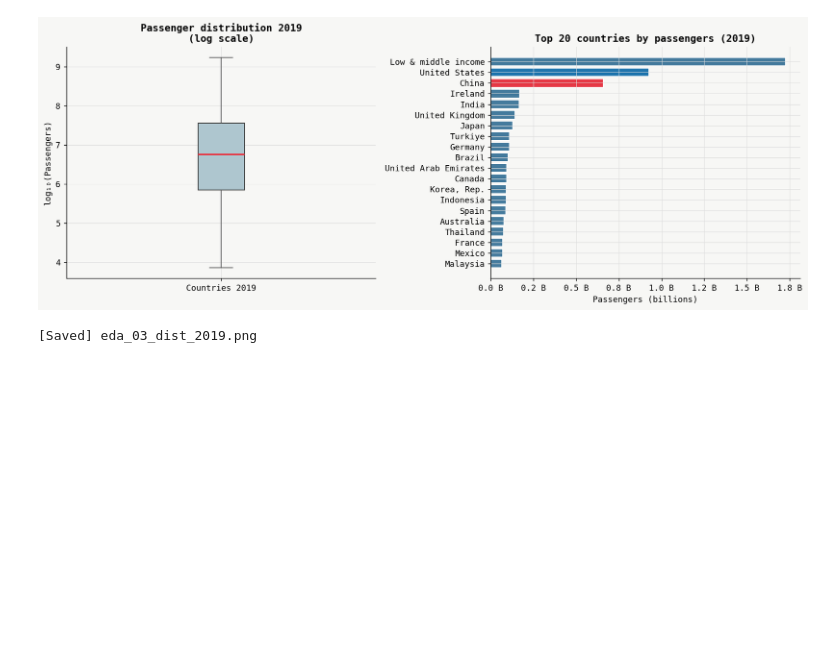
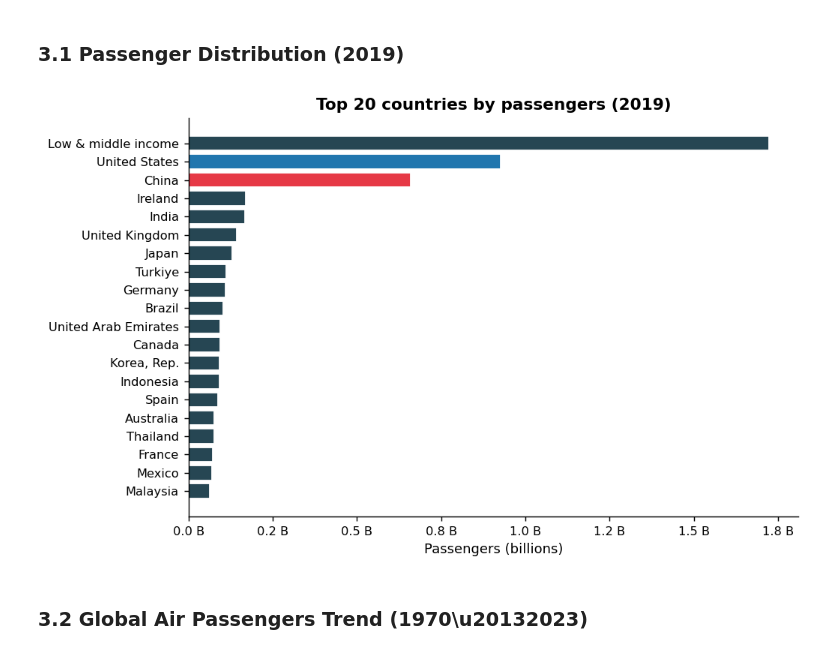
Before and after one commit to tabbba/Data-Visualization-, a Jupyter notebook: eda_passenger.ipynb, the cells around one changed output. Saved outputs shown, nothing was run; the diff lists cells and outputs as text; code cells hidden in the pictures; blank space fills up the shorter version.

```diff
--- a/eda_passenger.ipynb
+++ b/eda_passenger.ipynb
@@ -65,0 +97,5 @@ Name: count, dtype: int64
+# %%
+n_dupes = df.duplicated().sum()
+print(f"Duplicate rows found: {n_dupes}")
+df = df.drop_duplicates()
+print(f"Final shape after deduplication: {df.shape}")
@@ -71,15 +109,0 @@ df.to_csv('data/clean/passenger_clean.csv')
-# %%
-# Global style
-plt.rcParams.update({
-    "figure.dpi": 130,
-    "figure.facecolor": "#F7F7F5",
-    "axes.facecolor":   "#F7F7F5",
-    "axes.spines.top":  False,
-    "axes.spines.right":False,
-    "axes.grid":        True,
-    "grid.color":       "#DDDDDD",
-    "grid.linewidth":   0.6,
-    "font.family":      "monospace",
-    "axes.titlesize":   12,
-    "axes.labelsize":   10,
-})
@@ -144,37 +137,41 @@ plt.show()
+# %% [markdown]
+### 3.1 Passenger Distribution (2019)
 # %%
 data_2019 = df_countries[
     (df_countries["Year"] == 2019) & df_countries["Passengers"].notna()
 ].copy()
-data_2019["log_pax"] = np.log10(data_2019["Passengers"])
 
-fig, axes = plt.subplots(1, 2, figsize=(13, 5))
+top20 = data_2019.nlargest(20, "Passengers")
 
-# Boxplot
-axes[0].boxplot(data_2019["log_pax"].dropna(), vert=True,
-                patch_artist=True,
-                boxprops=dict(facecolor="#AEC6CF", color="#333"),
-                medianprops=dict(color="#E63946", lw=2),
-                whiskerprops=dict(color="#555"),
-                capprops=dict(color="#555"),
-                flierprops=dict(marker="o", color="#2176AE", alpha=0.5, ms=4))
-axes[0].set_xticks([1]); axes[0].set_xticklabels(["Countries 2019"])
-axes[0].set_ylabel("log\u2081\u2080(Passengers)")
-axes[0].set_title("Passenger distribution 2019\n(log scale)", fontweight="bold")
+bar_colors = [
+    RED if c == "CHN" else
+    BLUE if c == "USA" else
+    SLATE
+    for c in top20["Country Code"]
+]
 
-# Top 20 barchart
-top20 = data_2019.nlargest(20, "Passengers")
-colors = ["#E63946" if c == "CHN" else "#2176AE" if c == "USA"
-          else "#457B9D" for c in top20["Country Code"]]
-axes[1].barh(top20["Country Name"], top20["Passengers"] / 1e9,
-             color=colors, edgecolor="white")
-axes[1].set_xlabel("Passengers (billions)")
-axes[1].set_title("Top 20 countries by passengers (2019)", fontweight="bold")
-axes[1].invert_yaxis()
-axes[1].xaxis.set_major_formatter(mticker.FormatStrFormatter("%.1f B"))
+fig, ax = plt.subplots(figsize=(8, 5))
+
+ax.barh(
+    top20["Country Name"],
+    top20["Passengers"] / 1e9,
+    color=bar_colors,
+    edgecolor="white"
+)
+
+ax.set_xlabel("Passengers (billions)")
+ax.set_title("Top 20 countries by passengers (2019)")
+
+ax.invert_yaxis()
+
+ax.xaxis.set_major_formatter(
+    mticker.FormatStrFormatter("%.1f B")
+)
 
 plt.tight_layout()
 plt.show()
 # %% [output]
-[figure, old version]
+[figure, new version]
-[Saved] eda_03_dist_2019.png
+# %% [markdown]
+### 3.2 Global Air Passengers Trend (1970\u20132023)
 # %%
```
Also changed, not shown: parts of 22 cells of this notebook, 11 other files.
